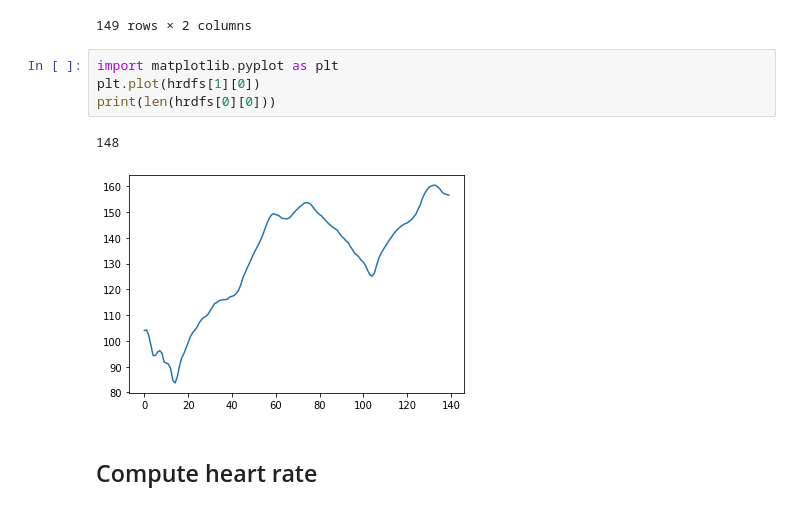
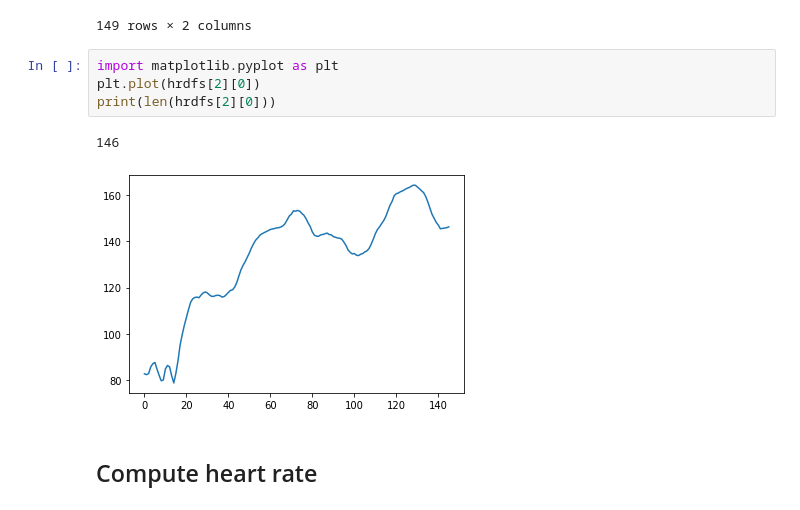
Before and after one commit to LongNguyen1984/TimeSeriesWithPython, a Jupyter notebook: HR_DNN.ipynb, the cells around one changed output. Drawn from its saved outputs; the diff is of its cells as text.

```diff
--- a/HR_DNN.ipynb
+++ b/HR_DNN.ipynb
@@ -110,11 +110,11 @@ hrdfs[8]
 149 rows × 2 columns
 # %%
 import matplotlib.pyplot as plt
-plt.plot(hrdfs[1][0])
-print(len(hrdfs[0][0]))
+plt.plot(hrdfs[2][0])
+print(len(hrdfs[2][0]))
 # %% [output]
-148
+146
-[figure, old version]
+[figure, new version]
 # %% [markdown]
 ## Compute heart rate
 # %%
```
Also changed, not shown: parts of 7 cells of this notebook.
